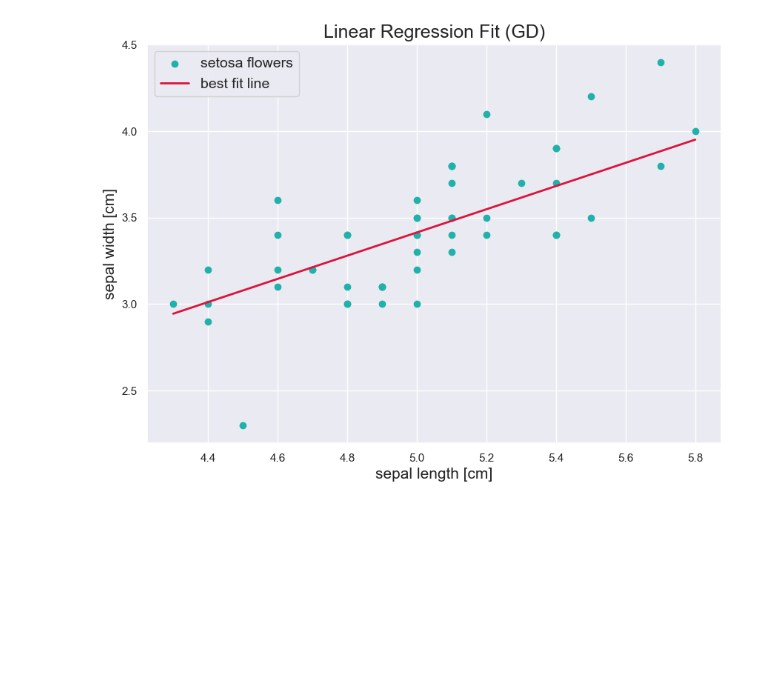
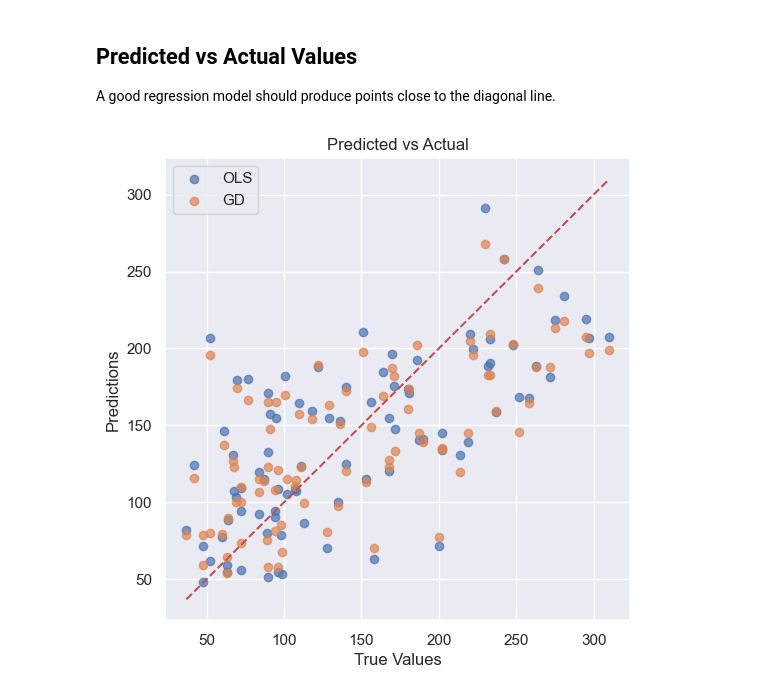
Before and after one commit to TJLi314/CMOR438-Spring-2026, a Jupyter notebook: examples/supervised_learning/Linear_Regression/linear_regression.ipynb, the cells around one changed output. Saved outputs shown, nothing was run; the diff lists cells and outputs as text; code cells hidden in the pictures; blank space fills up the shorter version.

```diff
--- a/examples/supervised_learning/Linear_Regression/linear_regression.ipynb
+++ b/examples/supervised_learning/Linear_Regression/linear_regression.ipynb
@@ -45,27 +92,20 @@ plt.show()
-# %%
-plt.figure(figsize=(10, 7))
-
-# original data
-plt.scatter(df.sepal_length,
-            df.sepal_width,
-            color="lightseagreen",
-            label="setosa flowers")
-
-# regression line
-x_line = np.linspace(X.min(), X.max(), 100).reshape(-1, 1)
-y_line = node.predict(x_line)
-
-plt.plot(x_line,
-         y_line,
-         color="crimson",
-         linewidth=2,
-         label="best fit line")
-
-plt.xlabel("sepal length [cm]", fontsize=15)
-plt.ylabel("sepal width [cm]", fontsize=15)
-plt.title("Linear Regression Fit (GD)", fontsize=18)
-plt.legend(fontsize=14)
-
-plt.show()
-# %% [output]
-[figure, removed]
+# %% [markdown]
+## Predicted vs Actual Values
+
+A good regression model should produce points close to the diagonal line.
+# %%
+plt.figure(figsize=(6,6))
+plt.scatter(y_test, y_pred_ols, label="OLS", alpha=0.7)
+plt.scatter(y_test, y_pred_gd, label="GD", alpha=0.7)
+
+plt.plot([y_test.min(), y_test.max()],
+         [y_test.min(), y_test.max()],
+         'r--')
+
+plt.xlabel("True Values")
+plt.ylabel("Predictions")
+plt.title("Predicted vs Actual")
+plt.legend()
+plt.show()
+# %% [output]
+[figure, added]
```
Also changed, not shown: parts of 18 cells of this notebook, 1 other file.
